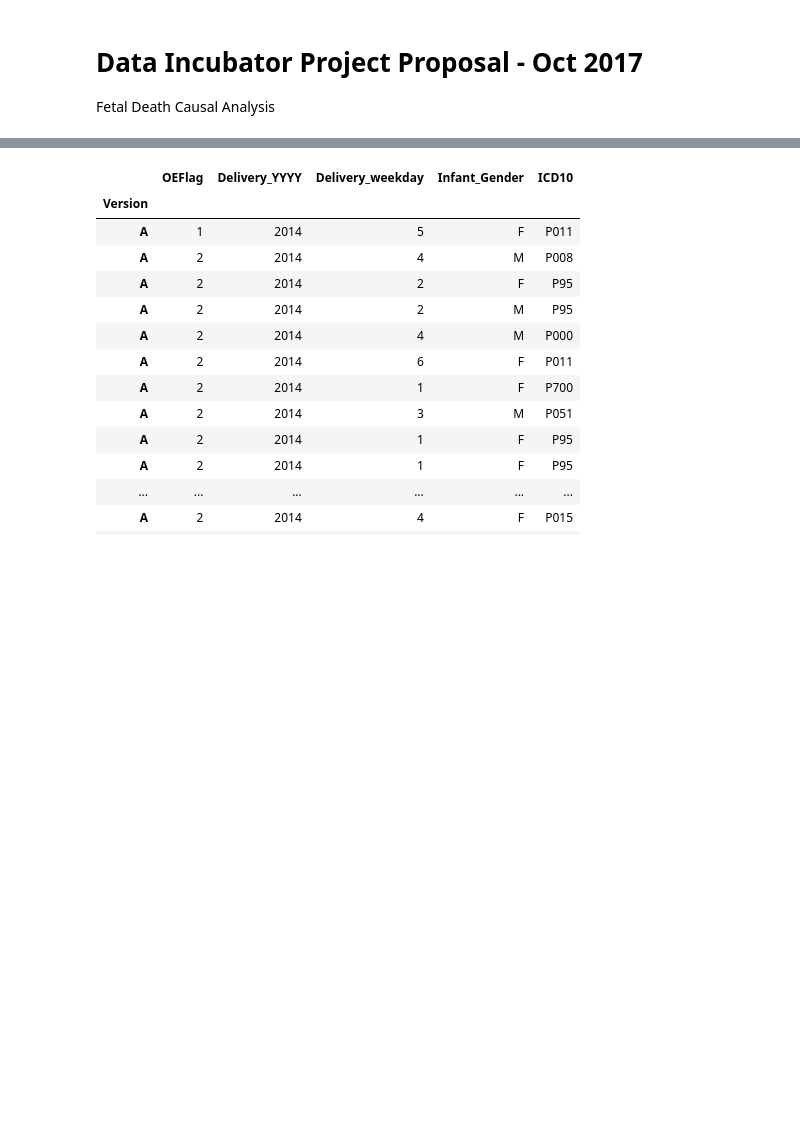
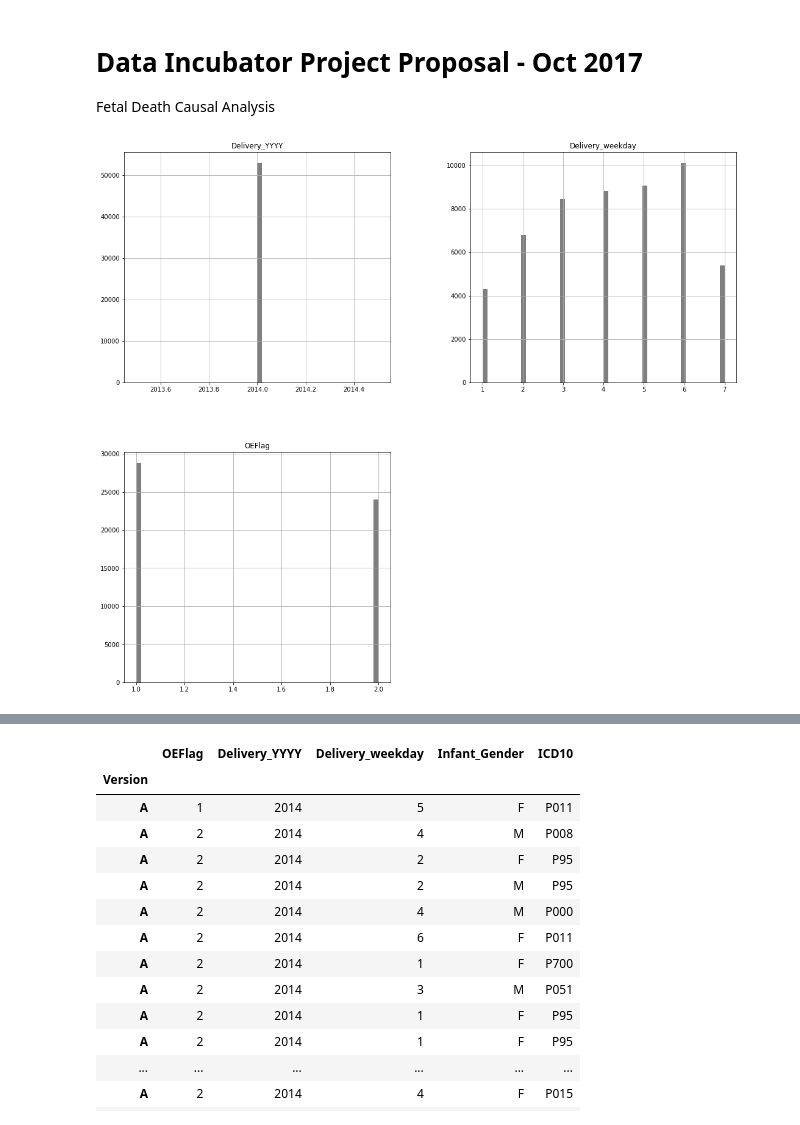
Before and after one commit to shayanray/dataincubator2017, a Jupyter notebook: DataIncubator-analysis.ipynb, the cells around one changed output, grey strips where cells are left out. Cells and saved outputs as stored; diff of their text form; code cells hidden in the pictures; blank space fills up the shorter version.

Commit message:
updates to plot

```diff
--- a/DataIncubator-analysis.ipynb
+++ b/DataIncubator-analysis.ipynb
@@ -9,3 +10,9 @@ import scipy as sc
 cols=[(6,7),(9,10),(10,14),(24,25),(315,316),(2602,2606)]
 headerNames = ["Version", "OEFlag", "Delivery_YYYY", "Delivery_weekday", "Infant_Gender", "ICD10"]
 df = pd.read_fwf('./Fetal2014US_COD.txt', colspecs=cols, header=None, index_col=0, names=headerNames)
+# %%
+#df.plot(kind='density', subplots=True, layout=(3,3), sharex=False)
+df.hist(figsize=(18, 16),color='k', alpha=0.5, bins=50)
+plt.show()
+# %% [output]
+[figure, added]
```
Also changed, not shown: parts of 3 cells of this notebook, 1 other file.
